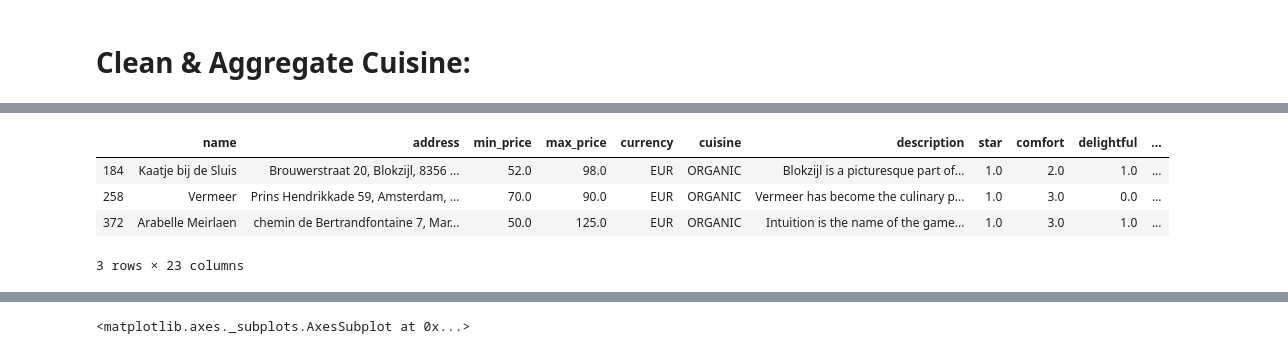
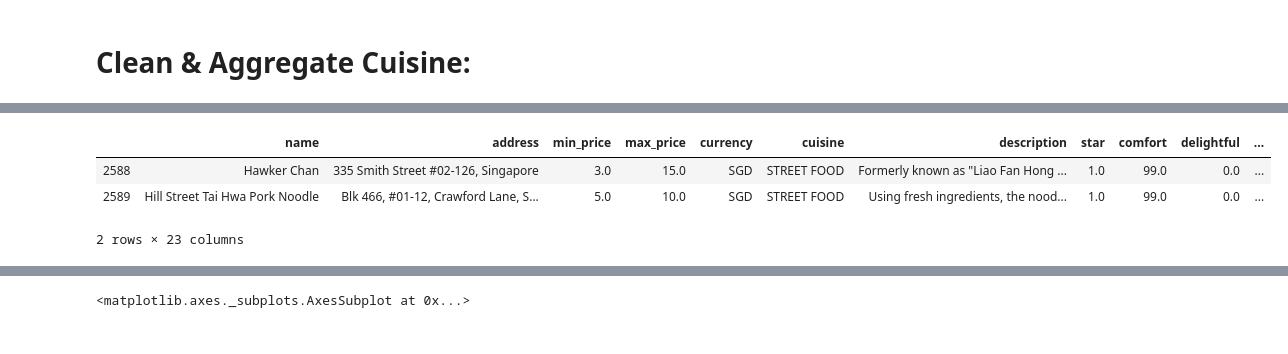
Before and after one commit to lancezeng947/michelin, a Jupyter notebook: Data Clean.ipynb, the cells around one changed output, grey strips where cells are left out. Drawn from its saved outputs; the diff is of its cells as text; code cells hidden in the pictures.

Commit message:
regional data

```diff
--- a/Data Clean.ipynb
+++ b/Data Clean.ipynb
@@ -137,13 +158,12 @@ def aggregating_cuisines(text):
 
     return text
 # %%
-data[data['cuisine'] == 'ORGANIC']
+data[data['cuisine'] == 'STREET FOOD']
 # %% [output]
 |  | name | address | min_price | max_price | currency | cuisine | description | star | comfort | delightful | ... |
-| 184 | Kaatje bij de Sluis | Brouwerstraat 20, Blokzijl, 8356 ... | 52.0 | 98.0 | EUR | ORGANIC | Blokzijl is a picturesque part of... | 1.0 | 2.0 | 1.0 | ... |
-| 258 | Vermeer | Prins Hendrikkade 59, Amsterdam, ... | 70.0 | 90.0 | EUR | ORGANIC | Vermeer has become the culinary p... | 1.0 | 3.0 | 0.0 | ... |
-| 372 | Arabelle Meirlaen | chemin de Bertrandfontaine 7, Mar... | 50.0 | 125.0 | EUR | ORGANIC | Intuition is the name of the game... | 1.0 | 3.0 | 1.0 | ... |
+| 2588 | Hawker Chan | 335 Smith Street #02-126, Singapore | 3.0 | 15.0 | SGD | STREET FOOD | Formerly known as "Liao Fan Hong ... | 1.0 | 99.0 | 0.0 | ... |
+| 2589 | Hill Street Tai Hwa Pork Noodle | Blk 466, #01-12, Crawford Lane, S... | 5.0 | 10.0 | SGD | STREET FOOD | Using fresh ingredients, the nood... | 1.0 | 99.0 | 0.0 | ... |
-3 rows × 23 columns
+2 rows × 23 columns
 # %%
 data['aggregate_cuisine'] = data['cuisine'].apply(lambda x: aggregating_cuisines(x))
 # %%
```
Also changed, not shown: parts of 6 cells of this notebook, 4 other files.
